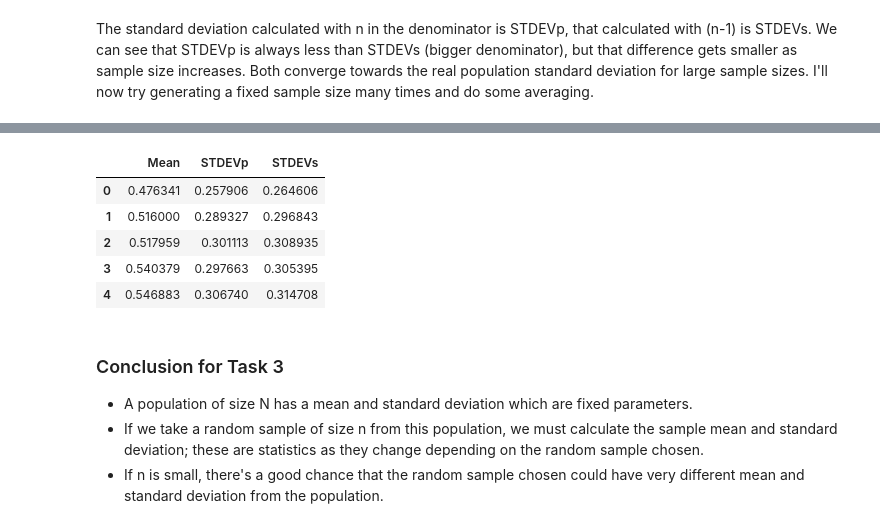
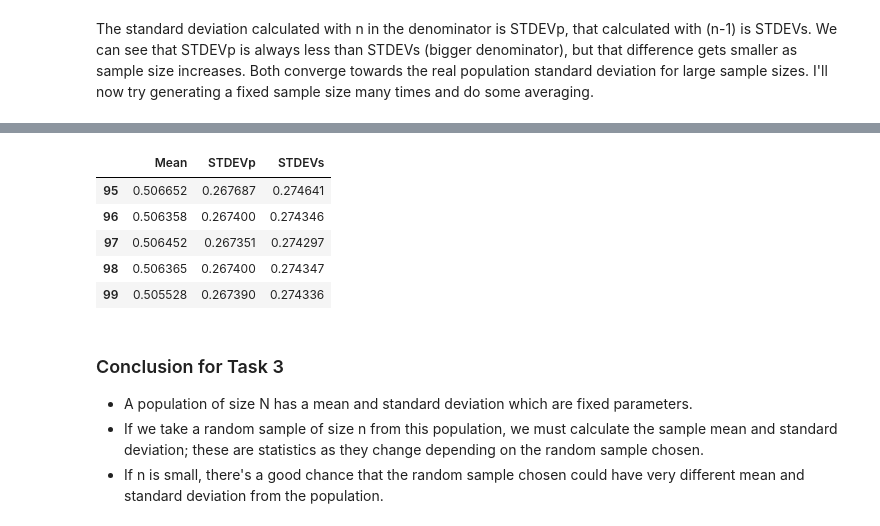
Before and after one commit to elizabethdaly/tasks-machine-learning, a Jupyter notebook: tasks-machine-learning.ipynb, the cells around one changed output, grey strips where cells are left out. Cells and saved outputs as stored; diff of their text form; code cells hidden in the pictures.

```diff
--- a/tasks-machine-learning.ipynb
+++ b/tasks-machine-learning.ipynb
@@ -640,14 +640,14 @@ plt.legend()
 # %%
 # Plot out this cumulative mean of each column and check some of the numbers by hand.
 # It does seem to be doing what I want
-dfc.head()
+dfc.tail()
 # %% [output]
 |  | Mean | STDEVp | STDEVs |
-| 0 | 0.476341 | 0.257906 | 0.264606 |
-| 1 | 0.516000 | 0.289327 | 0.296843 |
-| 2 | 0.517959 | 0.301113 | 0.308935 |
-| 3 | 0.540379 | 0.297663 | 0.305395 |
-| 4 | 0.546883 | 0.306740 | 0.314708 |
+| 95 | 0.506652 | 0.267687 | 0.274641 |
+| 96 | 0.506358 | 0.267400 | 0.274346 |
+| 97 | 0.506452 | 0.267351 | 0.274297 |
+| 98 | 0.506365 | 0.267400 | 0.274347 |
+| 99 | 0.505528 | 0.267390 | 0.274336 |
 # %% [markdown]
 ### Conclusion for Task 3
 - A population of size N has a mean and standard deviation which are fixed parameters.
```
Also changed, not shown: parts of 26 cells of this notebook, 1 other file.
